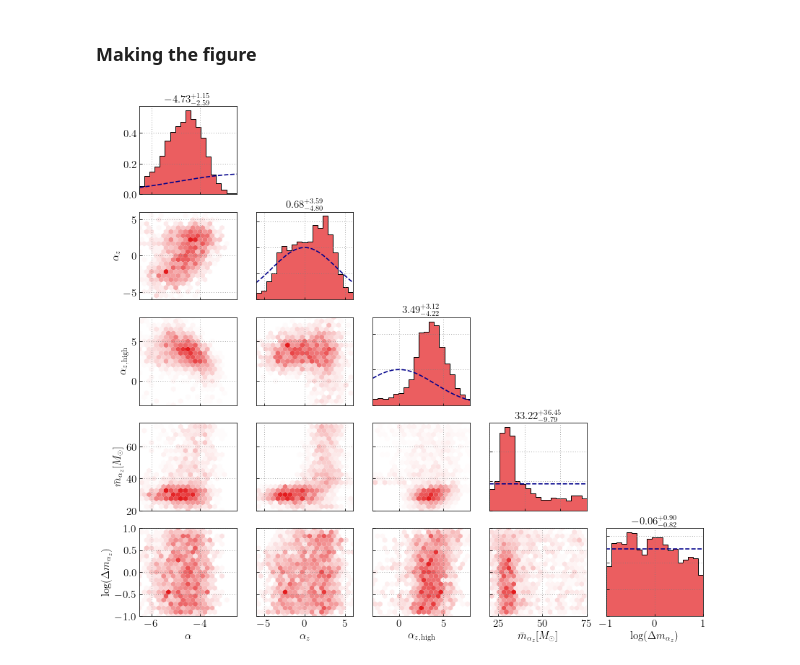
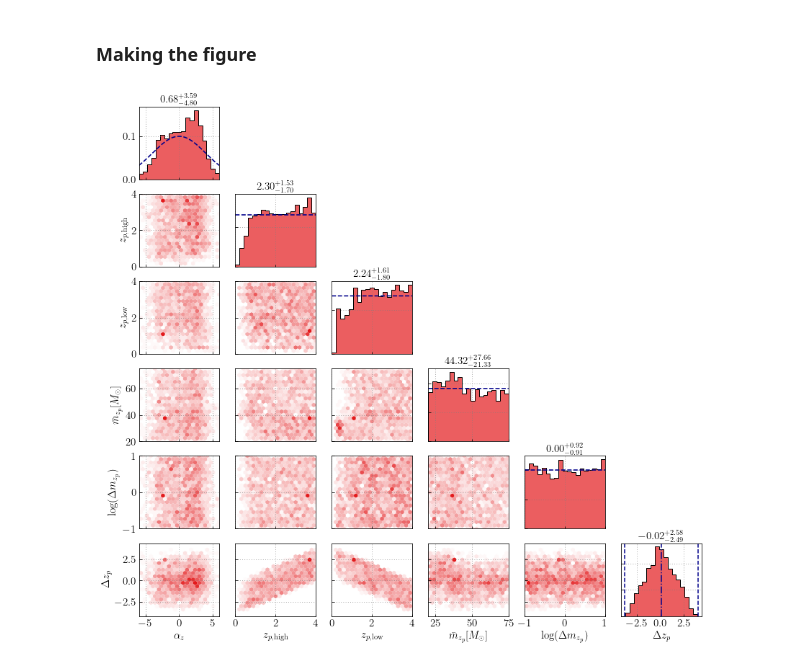
Before and after one commit to maxlalleman/bbh_mass_distribution_redshift_variation_inference, a Jupyter notebook: figures/Make_figure_A4.ipynb, the cells around one changed output. Saved outputs shown, nothing was run; the diff lists cells and outputs as text; code cells hidden in the pictures.

Commit message:
Adding appendix figures.

```diff
--- a/figures/Make_figure_A4.ipynb
+++ b/figures/Make_figure_A4.ipynb
@@ -16,7 +17,7 @@ samps = data.posterior.stack(draws=("chain", "draw"))
 new_priors = {
     "logR20":dist.Uniform(-2,1),
     "alpha_ref":dist.Normal(-2,3),
-    "mu_m1":dist.Uniform(15,60),
+    "mu_m1":dist.Uniform(20,50),
     "mMin":dist.Uniform(5,15),
     "bq":dist.Normal(0,3),
     "alpha_z":dist.Normal(0,4),
@@ -31,22 +32,27 @@ new_priors = {
     "high_zp": dist.Uniform(0.2,4),
     "log_width_zp": dist.Uniform(-1,1),
     "middle_m_zp": dist.Uniform(20,75),
-    "sig_m1": dist.Uniform(1.5, 15)
+    "sig_m1": dist.Uniform(1.5, 15),
+    "delta_zp":[-3.8, 4, 0.1],
 }
-# %% [markdown]
-### Making the figure
+# %% [markdown]
+### Making the figure
 # %%
 fig = plt.figure(figsize=(14,13))
+
+delta_zp = samps.high_zp - samps.low_zp
+
 toPlot_no_GWB = {
-    "alpha_ref":{"data":samps.alpha_ref,"plot_bounds":(-6.5,-2.5),"label":r"$\alpha$"},
     "alpha_z":{"data":samps.alpha_z,"plot_bounds":(-6,6),"label":r"$\alpha_z$"},
-    "high_alpha_z":{"data":samps.high_alpha_z,"plot_bounds":(-3,8),"label":r"$\alpha_{z, \rm high}$"},
-    "middle_m_alpha_z":{"data":samps.middle_m_alpha_z,"plot_bounds":(20,75),"label":r"$\bar m_{\alpha_z} [M_\odot]$"},
-    "log_width_alpha_z":{"data":samps.log_width_alpha_z,"plot_bounds":(-1,1),"label":r"log($\Delta m_{\alpha_z}$)"},
+    "high_zp":{"data":samps.high_zp,"plot_bounds":(0,4),"label":r"$z_{p, \mathrm{high}}$"},
+    "low_zp":{"data":samps.low_zp,"plot_bounds":(0,4),"label":r"$z_{p, \mathrm{low}}$"},
+    "middle_m_zp":{"data":samps.middle_m_zp,"plot_bounds":(20,75),"label":r"$\bar m_{z_p} [M_\odot]$"},
+    "log_width_zp":{"data":samps.log_width_zp,"plot_bounds":(-1,1),"label":r"log($\Delta m_{z_p}$)"},
+    "delta_zp":{"data":delta_zp, "plot_bounds":(-4.2,4.4), "label":r"$\Delta z_p$"},
 }
 
 plot_corner(fig,toPlot_no_GWB,'#e31a1c',labelsize=15, priors = new_priors)
-plt.savefig("PE_alpha_reverse_sector.pdf", dpi=500, bbox_inches='tight')
+plt.savefig("PE_zp_reverse_sector.pdf", dpi=500, bbox_inches='tight')
 plt.show()
 # %% [output]
-[figure, old version]
+[figure, new version]
```
Also changed, not shown: parts of 3 cells of this notebook, 6 other files.
